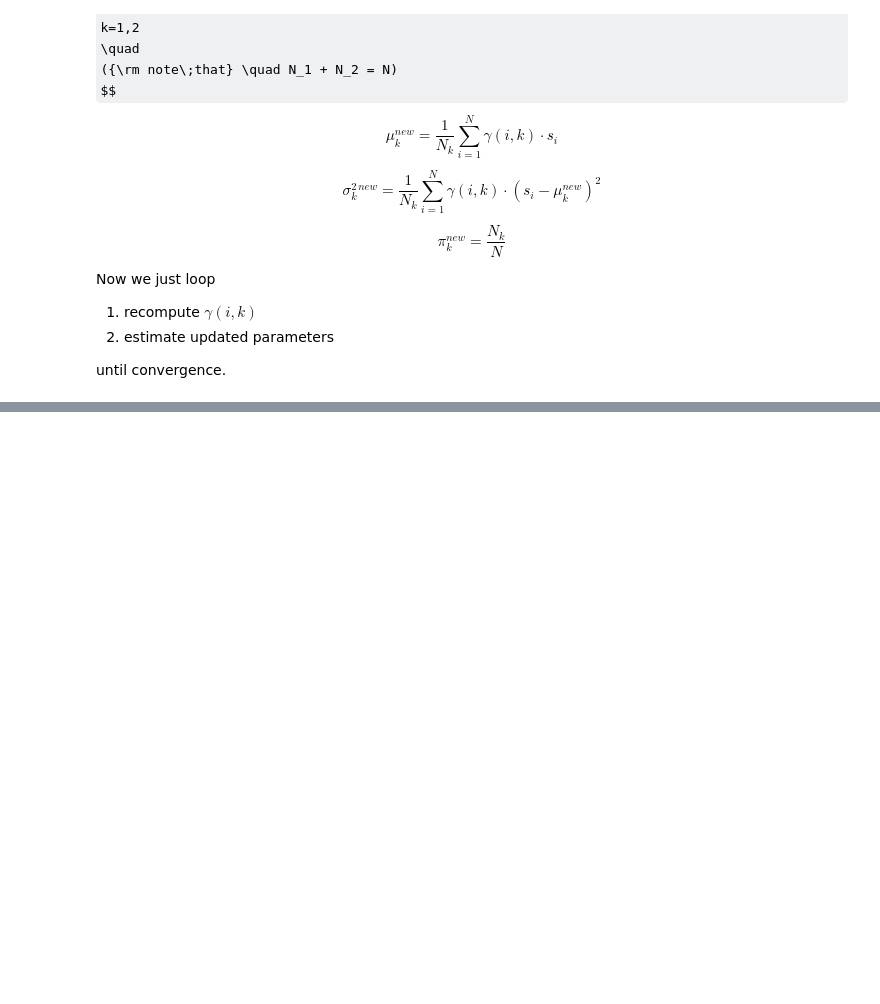
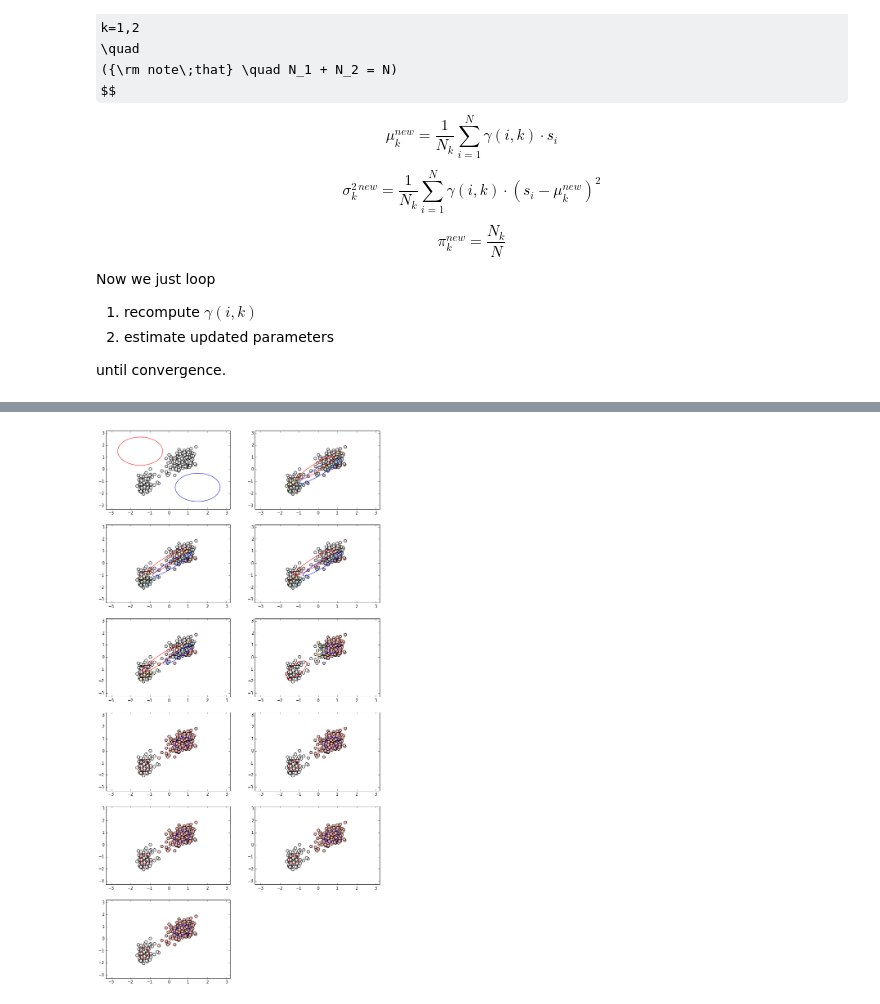
Before and after one commit to ubdsgroup/mlcourse-ub-notebooks, a Jupyter notebook: notebooks/MixtureModels.ipynb, the cells around one changed output, grey strips where cells are left out. Cells and saved outputs as stored; diff of their text form; code cells hidden in the pictures; some formulas as TeX source; blank space fills up the shorter version.

Commit message:
Adding animation code for 2d MM demo

```diff
--- a/notebooks/MixtureModels.ipynb
+++ b/notebooks/MixtureModels.ipynb
@@ -262,0 +307,99 @@ t2 = title('Observed samples')
+# %%
+def pltcontour(mu,sigma,ax,c):
+    x1,x2 = np.mgrid[-3:3:.1, -3:3:.1]
+    pos = np.dstack((x1, x2))
+    rv = st.multivariate_normal(mu,sigma)
+    levels = np.arange(-1.2, 1.6, 0.2)
+    cn = ax.contour(x1, x2, rv.pdf(pos),1,colors=c,linewidth=16)
+    return cn
+# %%
+# load old faithful data
+data = []
+with open ('../data/oldfaithful.csv','r') as f:
+    fr = csv.reader(f)
+    for row in fr:
+        data.append((float(row[1]),float(row[2])))
+data = np.array(data)
+data = st.zscore(data)
+# %%
+# initialize
+mu1 = np.array([-1.5,1.5])
+mu2 = np.array([1.5,-1.5])
+sig1 = np.eye(2)
+sig2 = np.eye(2)
+pi = np.array([0.5,0.5])
+mu = [mu1, mu2]
+sig = [sig1, sig2]
+
+# plot initial
+fig = plt.figure(figsize=[12,24])
+#ax = fig.gca()
+cnt = 1
+ax = plt.subplot(6,2,cnt)
+colors = -1*np.ones([data.shape[0],])
+
+ax.scatter(data[:,0],data[:,1],c=colors,s=48,cmap=plt.colormaps()[29])
+# plot contours
+pltcontour(mu[0],sig[0],ax,'r')
+pltcontour(mu[1],sig[1],ax,'b')
+# RUN EM
+
+max_iter = 100
+N_ = np.zeros(2)
+
+## save data for animations
+gammas = []
+mus = []
+sigs = []
+# EM loop
+for iters in range(max_iter):
+
+    # E Step
+    gamma = np.zeros([data.shape[0],2])
+    rv0 = st.multivariate_normal(mu[0],sig[0])
+    rv1 = st.multivariate_normal(mu[1],sig[1])
+
+    pdfs1 = rv0.pdf(data)
+    pdfs2 = rv1.pdf(data)
+    den = pdfs1*pi[0] + pdfs2*pi[1]
+    gamma[:,0] = (pdfs1*pi[0])/den
+    gamma[:,1] = (pdfs2*pi[1])/den
+
+    # M Step
+    mu = []
+    pi = np.sum(gamma,axis=0)/data.shape[0]
+    N_ = 1.*np.sum(gamma,axis=0)
+    mu.append(sum(np.tile(gamma[:,0:1],[1,2])*data)/N_[0])
+    mu.append(sum(np.tile(gamma[:,1:2],[1,2])*data)/N_[1])
+
+    s0 = np.zeros(sig[0].shape)
+    s1 = np.zeros(sig[1].shape)
+
+    for i in range(data.shape[0]):
+        dm0 = (data[i,:] - mu[0])
+        dm0 = dm0[:,np.newaxis]
+        s0 = s0 + gamma[i,0]*np.dot(dm0,np.transpose(dm0))
+        dm1 = (data[i,:] - mu[1])
+        dm1 = dm1[:,np.newaxis]
+        s1 = s1 + gamma[i,1]*np.dot(dm1,np.transpose(dm1))
+    sig = []
+    sig.append(s0/N_[0])
+    sig.append(s1/N_[1])
+
+    # plot every 10th iteration
+
+    if iters%10 == 0:
+        colors = -1*gamma[:,0] + 1*gamma[:,1]
+        cnt = cnt + 1
+        ax = plt.subplot(6,2,cnt)
+        scat = ax.scatter(data[:,0],data[:,1],c=colors,s=48,cmap=plt.colormaps()[29])
+        # plot contours
+        pltcontour(mu[0],sig[0],ax,'r')
+        pltcontour(mu[1],sig[1],ax,'b')
+
+    ## save data for animations
+    gammas.append(gamma)
+    sigs.append(sig)
+    mus.append(mu)
+# %% [output]
+[figure, added]
```
Also changed, not shown: parts of 22 cells of this notebook.
